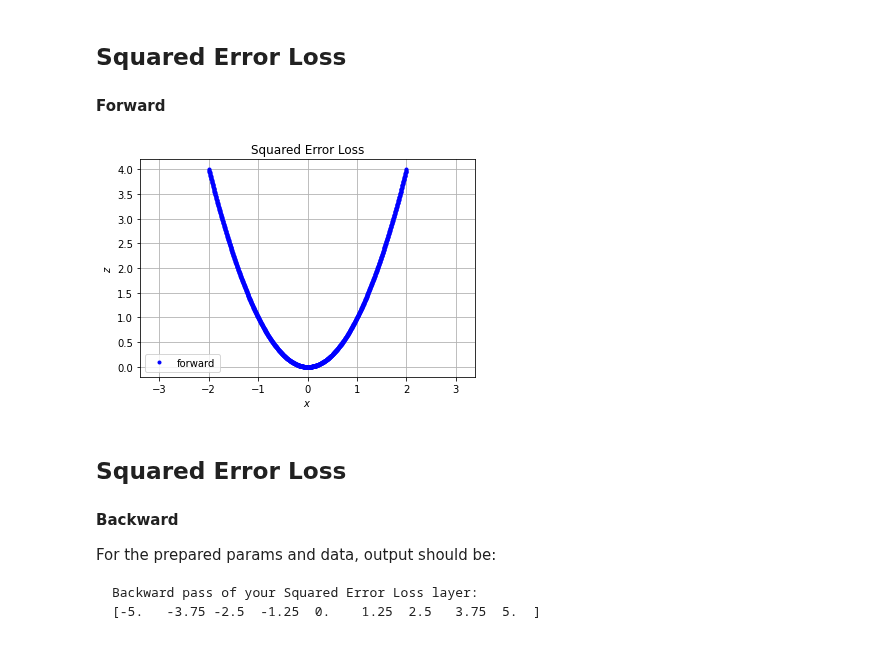
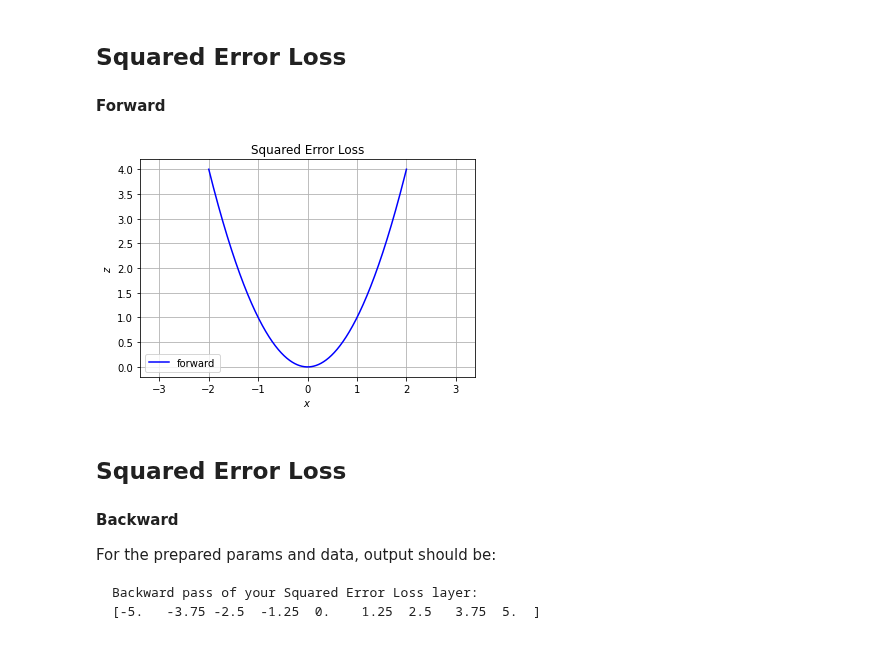
Before and after one commit to matouspelikan/rpzCTU, a Jupyter notebook: assignment_cnn_template/numpy_nn.ipynb, the cells around one changed output. Saved outputs shown, nothing was run; the diff lists cells and outputs as text; code cells hidden in the pictures.

```diff
--- a/assignment_cnn_template/numpy_nn.ipynb
+++ b/assignment_cnn_template/numpy_nn.ipynb
@@ -211,18 +213,18 @@ Backward pass of your Sigmoid layer:
 # %%
 # set input data and ground truth data
 x_se = np.linspace(-2,2,1001)
 gt_se = 0 * x_se
 
 # create instance of Squared Error Loss layer
 se_layer = SE()
 
 # compute SE loss
 loss_se = se_layer.forward(x_se, gt_se)
 
 # visualize results
-visualize_xy([(x_se, loss_se)], ['forward'], title='Squared Error Loss', axis='equal', xlabel='$x$', ylabel='$z$', linestyle='b.', grid=True, save_filepath='layer_se_forward.png')
+visualize_xy([(x_se, loss_se)], ['forward'], title='Squared Error Loss', axis='equal', xlabel='$x$', ylabel='$z$', linestyle='b', grid=True, save_filepath='layer_se_forward.png')
 # %% [output]
-[figure, old version]
+[figure, new version]
 # %% [markdown]
 ## Squared Error Loss
 #### Backward
```
Also changed, not shown: parts of 7 cells of this notebook.
